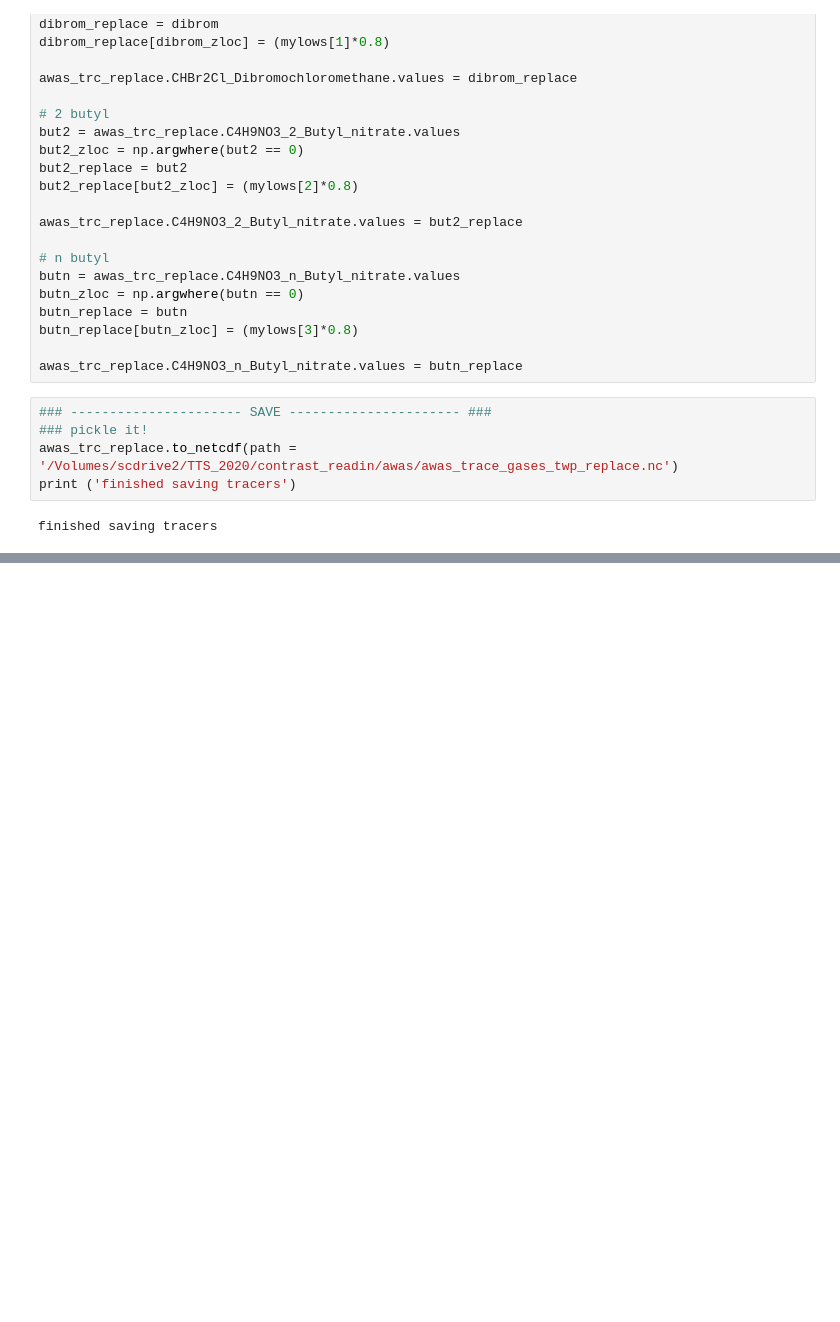
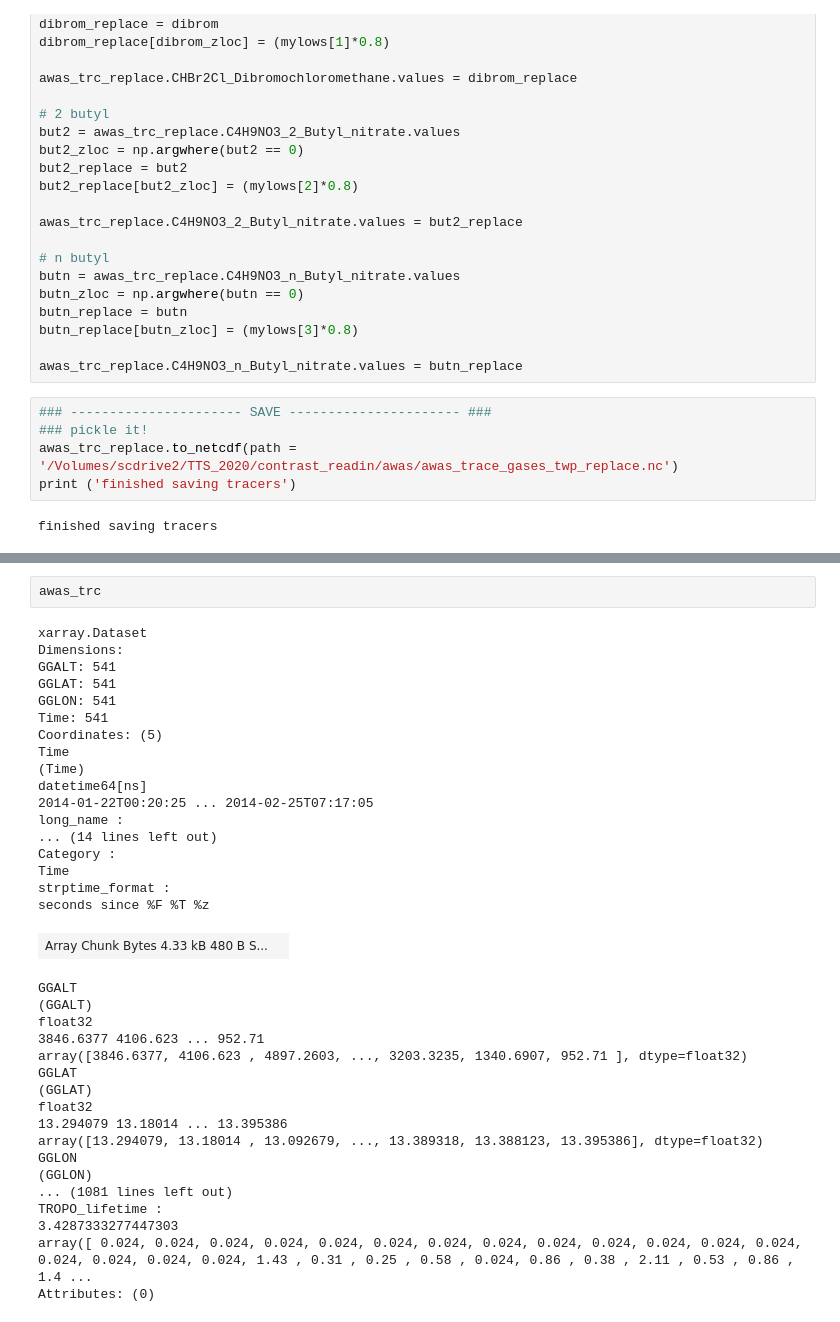
Before and after one commit to schelpon/TTS_2020_HD, a Jupyter notebook: contrast_readin/awas/awas_readin_UTC.ipynb, the cells around one changed output, grey strips where cells are left out. Saved outputs shown, nothing was run; the diff lists cells and outputs as text; blank space fills up the shorter version.

```diff
--- a/contrast_readin/awas/awas_readin_UTC.ipynb
+++ b/contrast_readin/awas/awas_readin_UTC.ipynb
@@ -385,0 +388,38 @@ C4H9NO3_n_Butyl_nitrate
+# %%
+awas_trc
+# %% [output]
+xarray.Dataset
+Dimensions:
+GGALT: 541
+GGLAT: 541
+GGLON: 541
+Time: 541
+Coordinates: (5)
+Time
+(Time)
+datetime64[ns]
+2014-01-22T00:20:25 ... 2014-02-25T07:17:05
+long_name :
+... (14 lines left out)
+Category :
+Time
+strptime_format :
+seconds since %F %T %z
+| Array Chunk Bytes 4.33 kB 480 B S... |  |
+GGALT
+(GGALT)
+float32
+3846.6377 4106.623 ... 952.71
+array([3846.6377, 4106.623 , 4897.2603, ..., 3203.3235, 1340.6907, 952.71 ], dtype=float32)
+GGLAT
+(GGLAT)
+float32
+13.294079 13.18014 ... 13.395386
+array([13.294079, 13.18014 , 13.092679, ..., 13.389318, 13.388123, 13.395386], dtype=float32)
+GGLON
+(GGLON)
+... (1081 lines left out)
+TROPO_lifetime :
+3.4287333277447303
+array([ 0.024, 0.024, 0.024, 0.024, 0.024, 0.024, 0.024, 0.024, 0.024, 0.024, 0.024, 0.024, 0.024, 0.024, 0.024, 0.024, 0.024, 1.43 , 0.31 , 0.25 , 0.58 , 0.024, 0.86 , 0.38 , 2.11 , 0.53 , 0.86 , 1.4 ...
+Attributes: (0)
```
Also changed, not shown: parts of 2 cells of this notebook, 28 other files.
